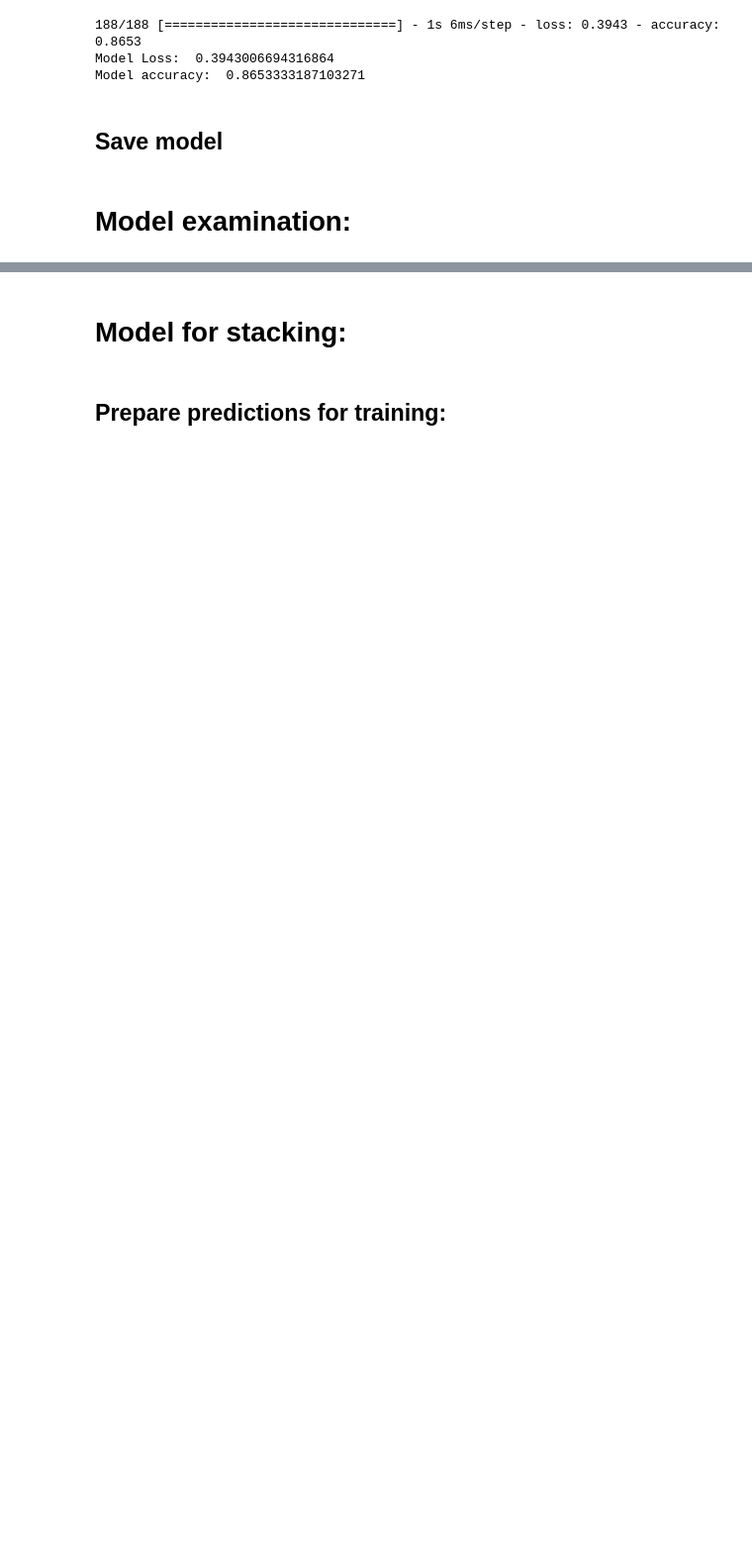
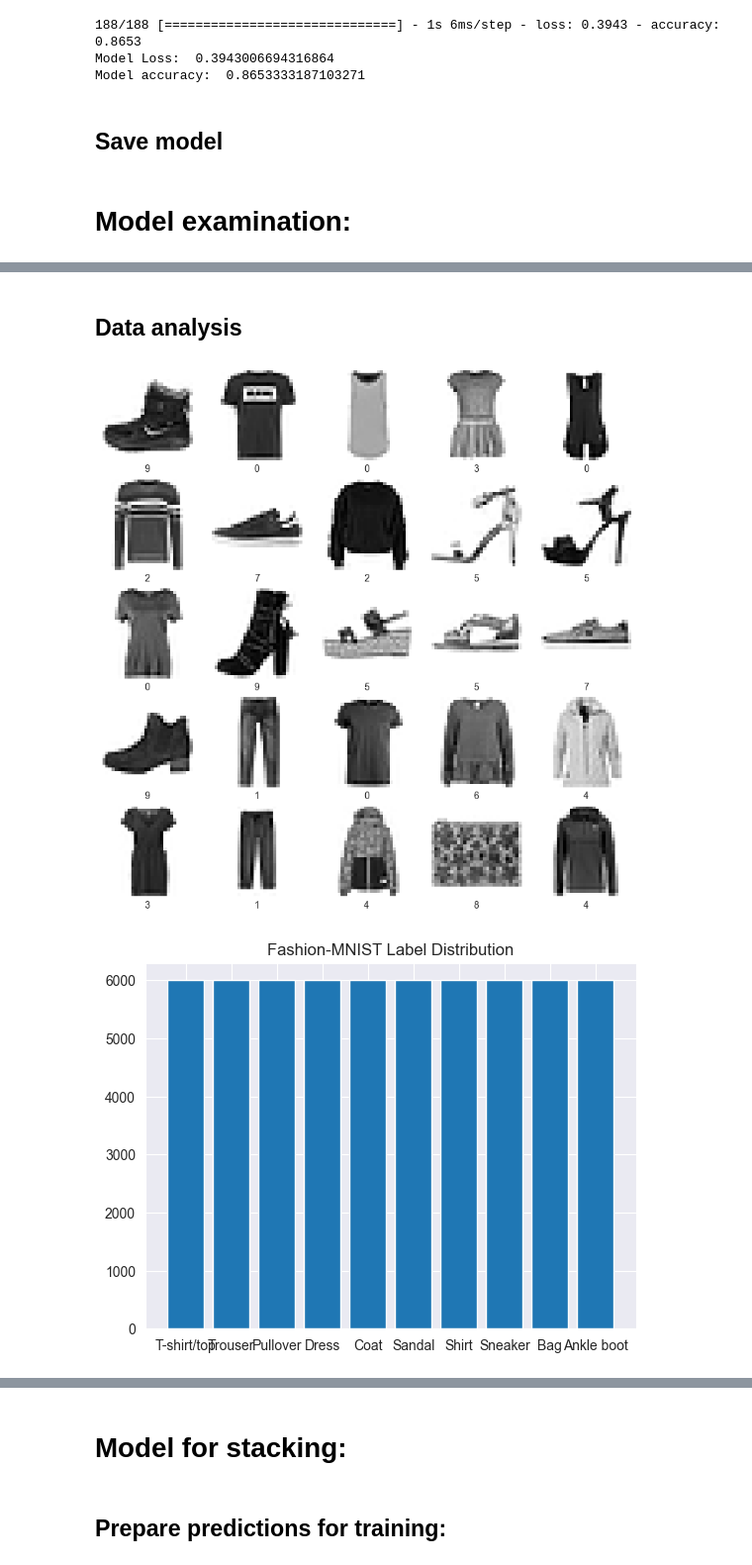
Before and after one commit to mikkelx/api-with-ml-models, a Jupyter notebook: CNN_fashion.ipynb, the cells around one changed output, grey strips where cells are left out. Shown at 99% size. Saved outputs shown, nothing was run; the diff lists cells and outputs as text; code cells hidden in the pictures; blank space fills up the shorter version.

```diff
--- a/CNN_fashion.ipynb
+++ b/CNN_fashion.ipynb
@@ -195,0 +240,28 @@ keras.models.save_model(cnn_model , 'cnn_model_' + str(model_num) + '.h5')
+# %% [markdown]
+## Data analysis
+# %%
+import numpy as np
+import matplotlib.pyplot as plt
+import tensorflow as tf
+
+fashion_mnist = tf.keras.datasets.fashion_mnist
+(train_features, train_labels), (test_features, test_labels) = fashion_mnist.load_data()
+
+plt.figure(figsize=(10,10))
+for i in range(25):
+    plt.subplot(5,5,i+1)
+    plt.xticks([])
+    plt.yticks([])
+    plt.grid(False)
+    plt.imshow(train_features[i], cmap=plt.cm.binary)
+    plt.xlabel(train_labels[i])
+plt.show()
+
+label_count = np.unique(train_labels, return_counts=True)
+labels = ['T-shirt/top', 'Trouser', 'Pullover', 'Dress', 'Coat', 'Sandal', 'Shirt', 'Sneaker', 'Bag', 'Ankle boot']
+plt.bar(labels, label_count[1])
+plt.title('Fashion-MNIST Label Distribution')
+plt.show()
+# %% [output]
+[figure, added]
+[figure, added]
```
Also changed, not shown: parts of 12 cells of this notebook.
